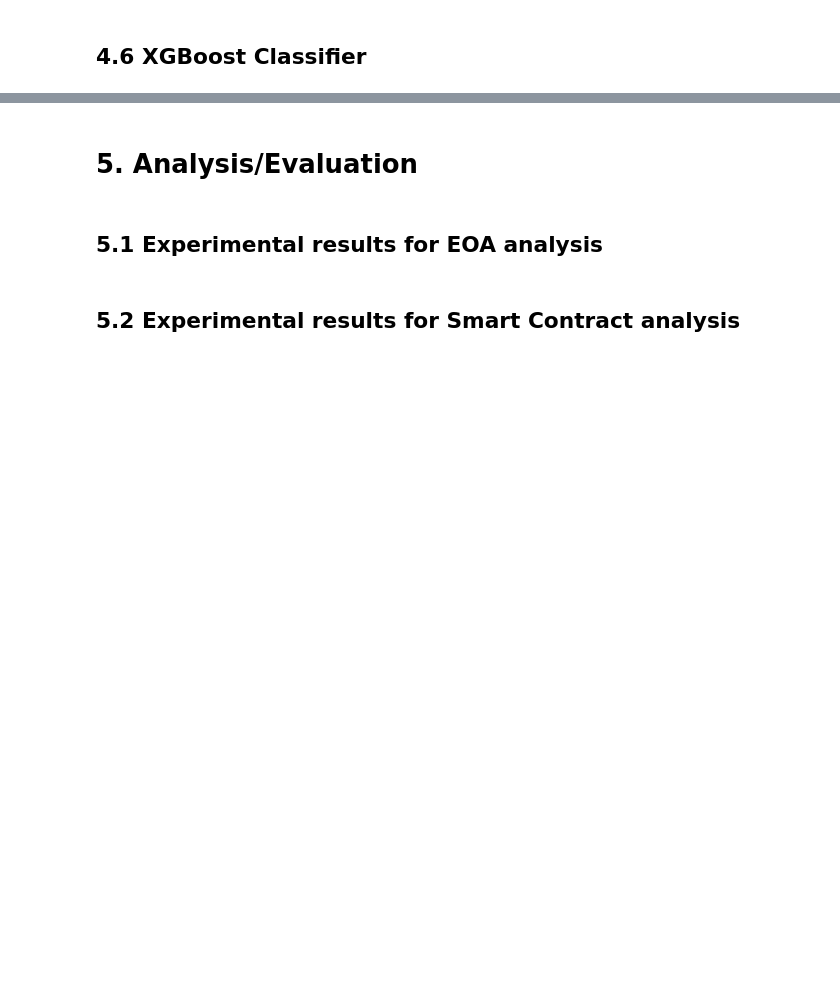
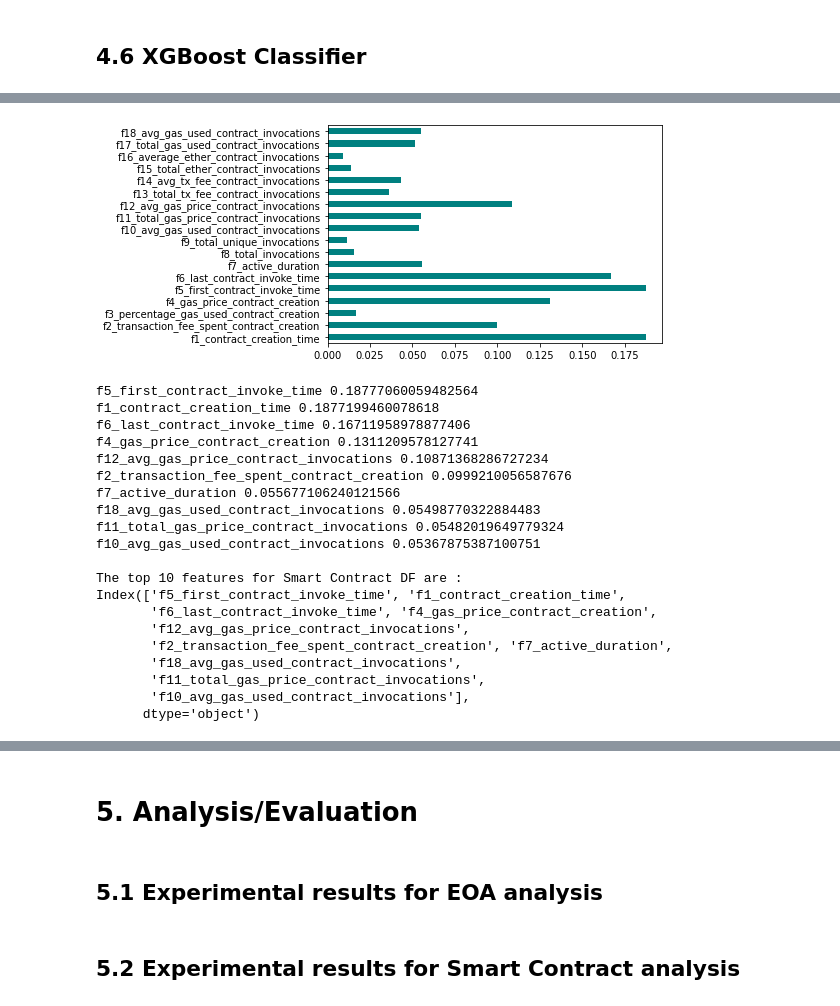
Before and after one commit to anjalisn4/fraud-detection-ethereum, a Jupyter notebook: code/code2.ipynb, the cells around one changed output, grey strips where cells are left out. Cells and saved outputs as stored; diff of their text form; code cells hidden in the pictures; blank space fills up the shorter version.

```diff
--- a/code/code2.ipynb
+++ b/code/code2.ipynb
@@ -600,0 +588,53 @@ accuracy_score(y_test, preds)
+# %%
+# Let's convert the DataFrame object to a NumPy array to achieve faster computation.
+# Also, let's segregate the data into separate variables so that the features and the labels are separated.
+
+array = df.values
+
+X = array[:,0:18]
+Y = array[:,18]
+
+Y = Y.astype('float64')
+
+%matplotlib inline
+
+importances = mutual_info_classif(X,Y)
+feat_importances = pd.Series(importances, df.columns[0:len(df.columns)-1])
+feat_importances.plot(kind = 'barh', color = 'teal')
+
+plt.show()
+
+# Show the top 10 high scored features
+threshold = 10  # the number of most relevant features
+high_score_features = []
+
+for score, f_name in sorted(zip(feat_importances, df.columns), reverse=True)[:threshold]:
+        print(f_name, score)
+        high_score_features.append(f_name)
+
+eoa_df_top_features = df[high_score_features]
+
+print("\nThe top "+"% s" % threshold + " features for Smart Contract DF are :")
+print(eoa_df_top_features.columns)
+# %% [output]
+[figure, added]
+f5_first_contract_invoke_time 0.18777060059482564
+f1_contract_creation_time 0.1877199460078618
+f6_last_contract_invoke_time 0.16711958978877406
+f4_gas_price_contract_creation 0.1311209578127741
+f12_avg_gas_price_contract_invocations 0.10871368286727234
+f2_transaction_fee_spent_contract_creation 0.0999210056587676
+f7_active_duration 0.055677106240121566
+f18_avg_gas_used_contract_invocations 0.05498770322884483
+f11_total_gas_price_contract_invocations 0.05482019649779324
+f10_avg_gas_used_contract_invocations 0.05367875387100751
+
+The top 10 features for Smart Contract DF are :
+Index(['f5_first_contract_invoke_time', 'f1_contract_creation_time',
+       'f6_last_contract_invoke_time', 'f4_gas_price_contract_creation',
+       'f12_avg_gas_price_contract_invocations',
+       'f2_transaction_fee_spent_contract_creation', 'f7_active_duration',
+       'f18_avg_gas_used_contract_invocations',
+       'f11_total_gas_price_contract_invocations',
+       'f10_avg_gas_used_contract_invocations'],
+      dtype='object')
```
Also changed, not shown: parts of 66 cells of this notebook.
